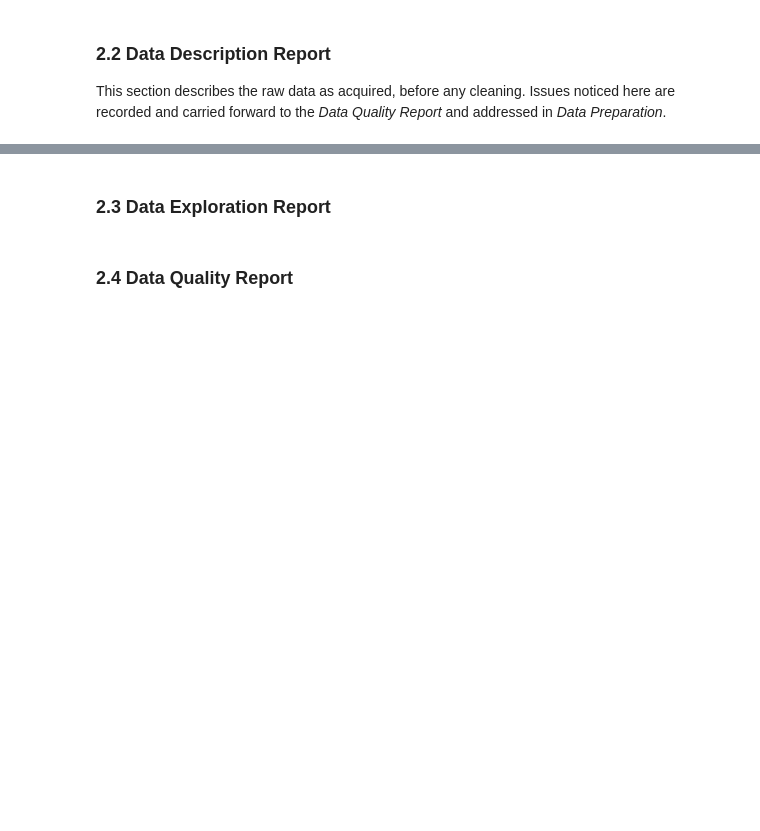
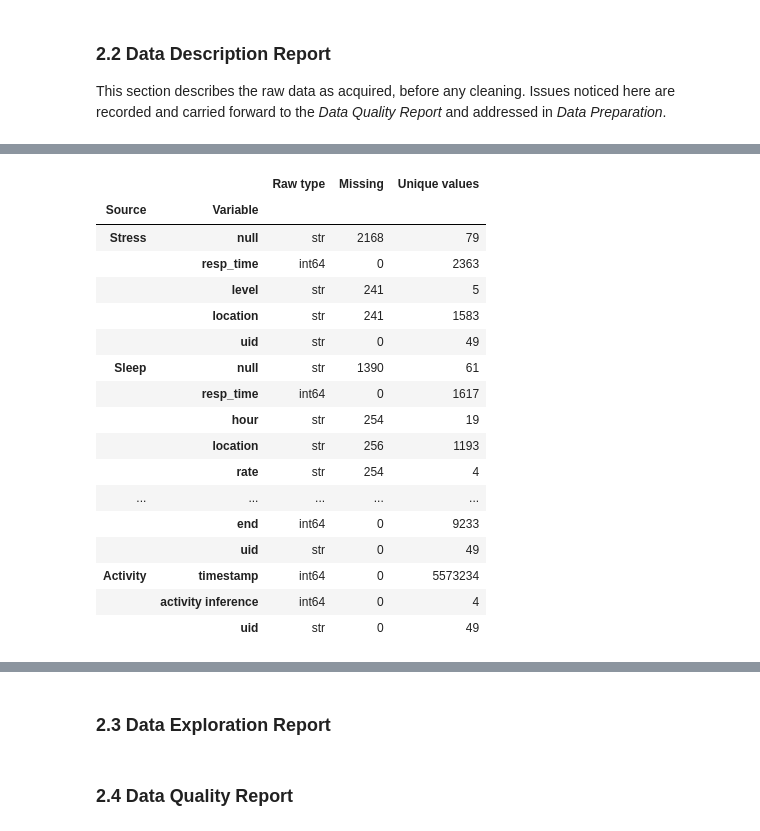
Before and after one commit to dan-1379/Data-Analytics-Project, a Jupyter notebook: notebooks/StudentLife.ipynb, the cells around one changed output, grey strips where cells are left out. Cells and saved outputs as stored; diff of their text form; code cells hidden in the pictures; blank space fills up the shorter version.

Commit message:
Almost done Data Description Report

```diff
--- a/notebooks/StudentLife.ipynb
+++ b/notebooks/StudentLife.ipynb
@@ -308,0 +367,5 @@ Activity (22842191, 3) students: 49
+# %%
+# List every column in each stream with its data type
+for name, df in streams.items():
+    print(f"Stream: {name}")
+    display(df.dtypes.to_frame("Data type"))
@@ -308,0 +399,4 @@ Activity (22842191, 3) students: 49
+# %%
+# Show the first rows of each stream
+for df in [stress, sleep, phonelock, activity]:
+    display(df.head(3))
@@ -308,0 +420,19 @@ Activity (22842191, 3) students: 49
+# %%
+# Read the question wording and answer options for the stress and sleep EMAs
+definitions = json.load(open(DATA / "EMA/EMA_definition.json"))
+
+rows = []
+
+for survey in definitions:
+    if survey["name"] in ("Stress", "Sleep"):
+        for question in survey["questions"]:
+            if question["options"]:
+                rows.append({
+                    "Survey": survey["name"],
+                    "Field": question["question_id"],
+                    "Question": question["question_text"],
+                    "Option": question["options"]
+                })
+
+pd.set_option("display.max_colwidth", None)
+pd.DataFrame(rows)
@@ -308,0 +533,34 @@ Activity (22842191, 3) students: 49
+# %%
+# Build the factual part of the data dictionary from the data itself
+rows = []
+
+for name, df in streams.items():
+    for column in df.columns:
+        rows.append({
+            "Variable": column.strip(),
+            "Source": name,
+            "Raw type": str(df[column].dtype),
+            "Missing": int(df[column].isna().sum()),
+            "Unique values": df[column].nunique(),
+        })
+
+pd.DataFrame(rows).set_index(["Source", "Variable"])
+# %% [output]
+|  |  | Raw type | Missing | Unique values |
+| Source | Variable |  |  |  |
+| Stress | null | str | 2168 | 79 |
+|  | resp_time | int64 | 0 | 2363 |
+|  | level | str | 241 | 5 |
+|  | location | str | 241 | 1583 |
+|  | uid | str | 0 | 49 |
+| Sleep | null | str | 1390 | 61 |
+|  | resp_time | int64 | 0 | 1617 |
+|  | hour | str | 254 | 19 |
+|  | location | str | 256 | 1193 |
+|  | rate | str | 254 | 4 |
+| ... | ... | ... | ... | ... |
+|  | end | int64 | 0 | 9233 |
+|  | uid | str | 0 | 49 |
+| Activity | timestamp | int64 | 0 | 5573234 |
+|  | activity inference | int64 | 0 | 4 |
+|  | uid | str | 0 | 49 |
```
Also changed, not shown: parts of 20 cells of this notebook, 1 other file.
